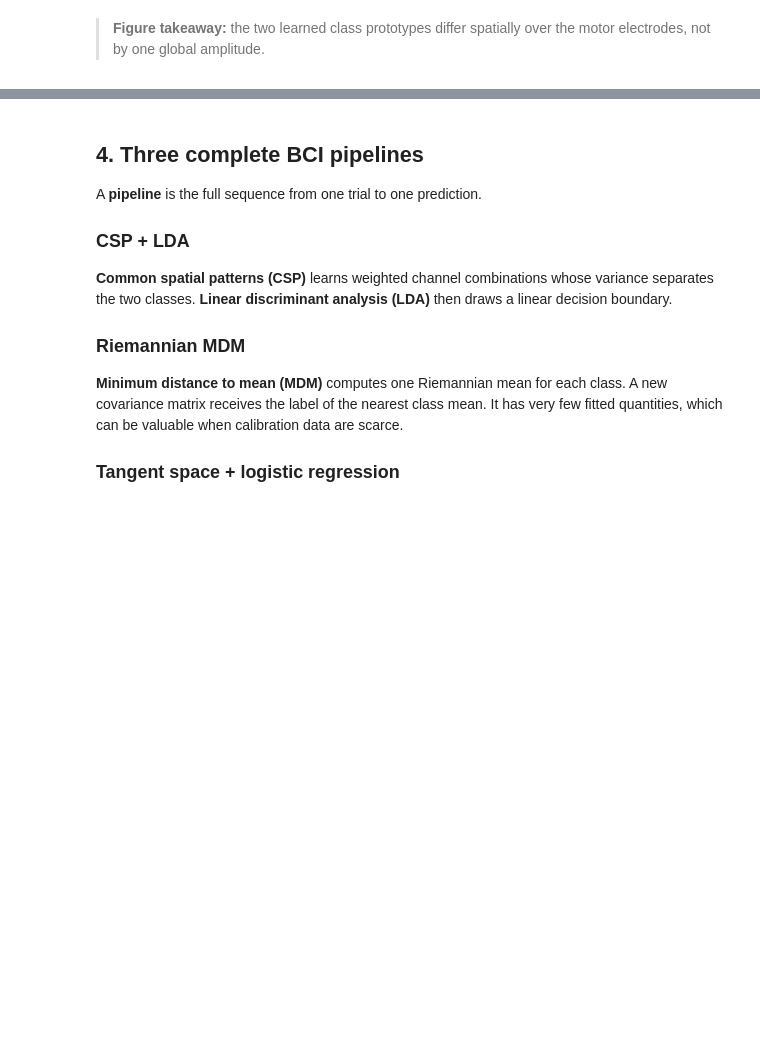
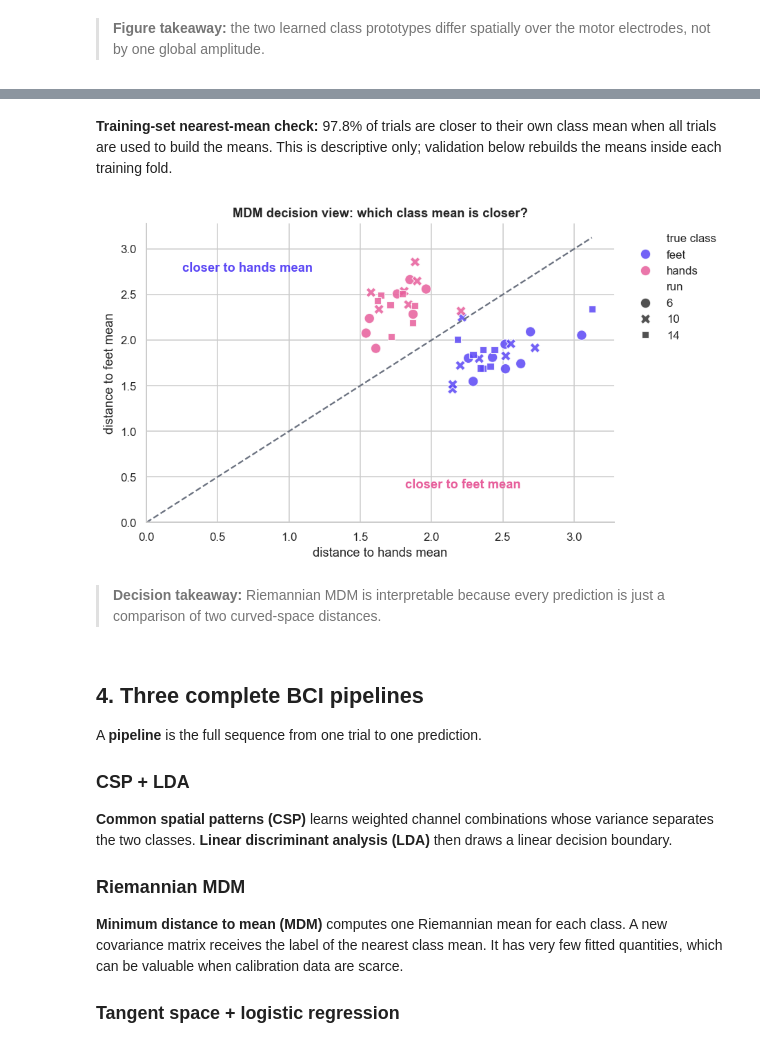
Before and after one commit to Itamar-Avitan/curved-spaces-brain-signals, a Jupyter notebook: notebooks/01_riemannian_eeg_motor_imagery.ipynb, the cells around one changed output, grey strips where cells are left out. Saved outputs shown, nothing was run; the diff lists cells and outputs as text; code cells hidden in the pictures; blank space fills up the shorter version.

```diff
--- a/notebooks/01_riemannian_eeg_motor_imagery.ipynb
+++ b/notebooks/01_riemannian_eeg_motor_imagery.ipynb
@@ -685,3 +845,81 @@ display(Markdown(
+# %%
+# Purpose: Visualize MDM decisions as distances to the class means.
+
+distance_rows = []
+for trial_index, covariance in enumerate(covariances):
+    distance_to_hands = distance_riemann(covariance, class_means["hands"])
+    distance_to_feet = distance_riemann(covariance, class_means["feet"])
+    predicted_class = int(distance_to_feet < distance_to_hands)
+    distance_rows.append(
+        {
+            "trial": trial_index,
+            "true class": CLASS_NAMES[dataset.y[trial_index]],
+            "run": dataset.metadata.loc[trial_index, "run"],
+            "distance to hands mean": distance_to_hands,
+            "distance to feet mean": distance_to_feet,
+            "distance margin": distance_to_feet - distance_to_hands,
+            "nearest mean prediction": CLASS_NAMES[predicted_class],
+            "correct": predicted_class == dataset.y[trial_index],
+        }
+    )
+
+distance_table = pd.DataFrame(distance_rows)
+descriptive_mdm_accuracy = distance_table["correct"].mean()
+display(
+    Markdown(
+        f"**Training-set nearest-mean check:** {descriptive_mdm_accuracy:.1%} "
+        "of trials are closer to their own class mean when all trials are "
+        "used to build the means. This is descriptive only; validation "
+        "below rebuilds the means inside each training fold."
+    )
+)
+
+fig, axis = plt.subplots(figsize=(8.5, 5))
+sns.scatterplot(
+    data=distance_table,
+    x="distance to hands mean",
+    y="distance to feet mean",
+    hue="true class",
+    style="run",
+    s=90,
+    alpha=0.85,
+    ax=axis,
+)
+limit = max(
+    distance_table["distance to hands mean"].max(),
+    distance_table["distance to feet mean"].max(),
+)
+axis.plot([0, limit], [0, limit], color="#6b7280", linestyle="--")
+axis.set(
+    xlim=(0, limit * 1.05),
+    ylim=(0, limit * 1.05),
+    title="MDM decision view: which class mean is closer?",
+)
+axis.text(
+    limit * 0.08,
+    limit * 0.88,
+    "closer to hands mean",
+    color="#5b47f5",
+    weight="bold",
+)
+axis.text(
+    limit * 0.58,
+    limit * 0.12,
+    "closer to feet mean",
+    color="#e75e9b",
+    weight="bold",
+)
+axis.legend(bbox_to_anchor=(1.02, 1), loc="upper left", frameon=False)
+fig.tight_layout()
+plt.show()
+display(Markdown(
+    "> **Decision takeaway:** Riemannian MDM is interpretable because "
+    "every prediction is just a comparison of two curved-space distances."
+))
+# %% [output]
+**Training-set nearest-mean check:** 97.8% of trials are closer to their own class mean when all trials are used to build the means. This is descriptive only; validation below rebuilds the means inside each training fold.
+[figure, added]
+> **Decision takeaway:** Riemannian MDM is interpretable because every prediction is just a comparison of two curved-space distances.
 # %% [markdown]
 ## 4. Three complete BCI pipelines
 
```
Also changed, not shown: parts of 15 cells of this notebook, 5 other files.
